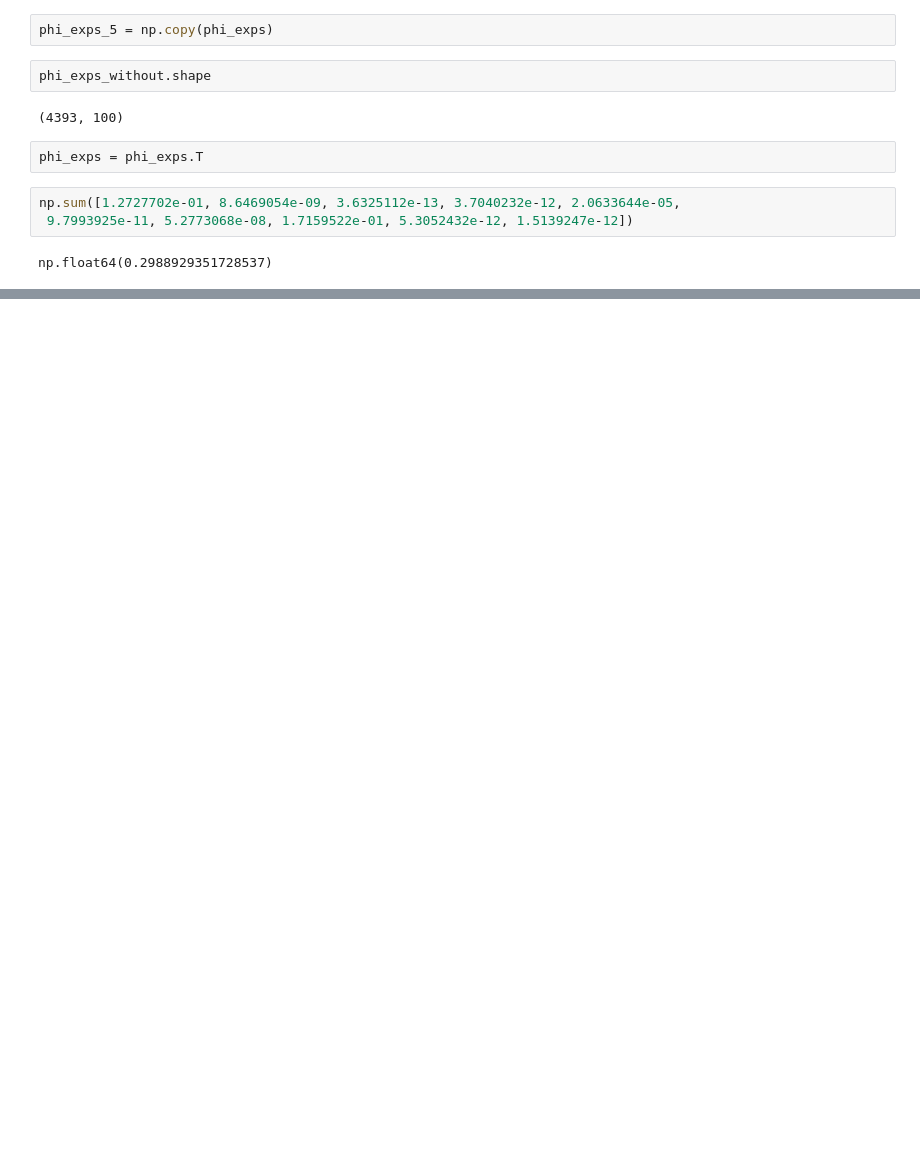
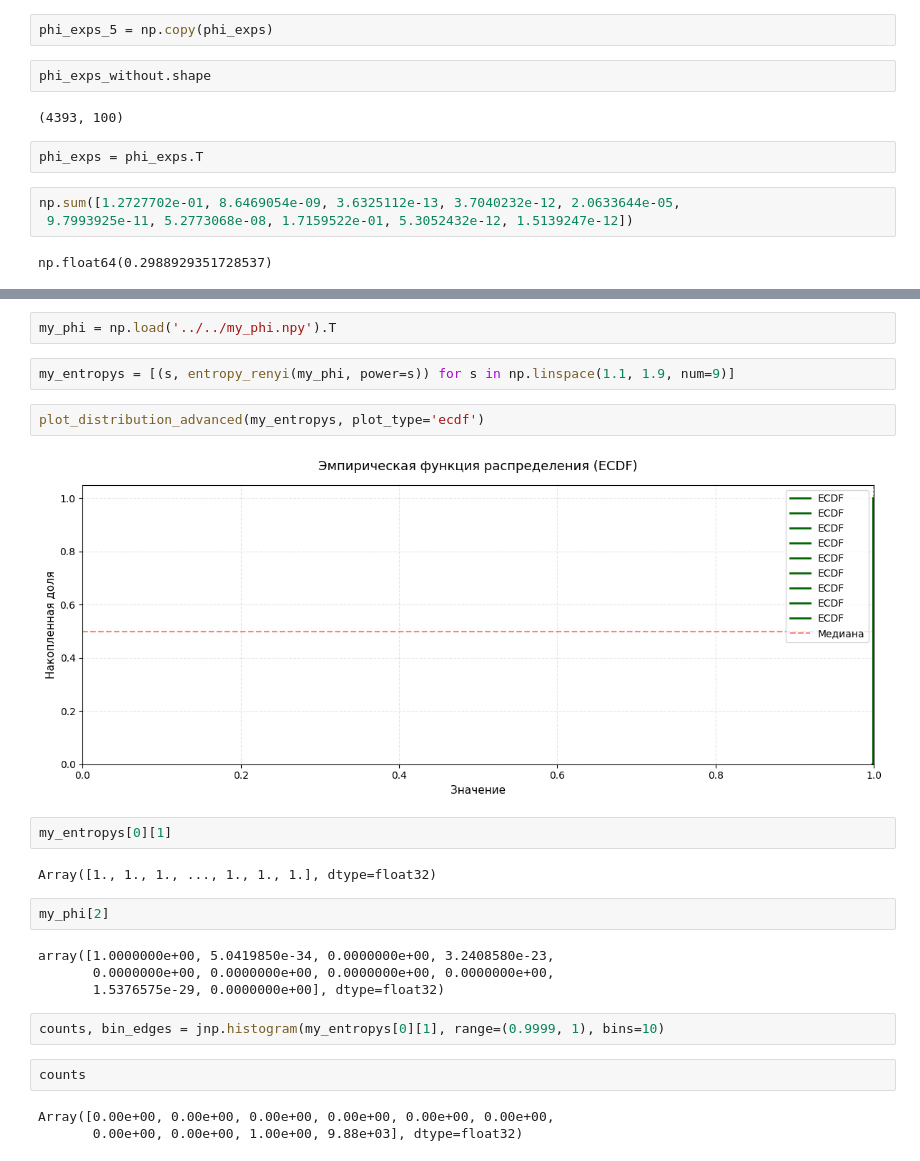
Before and after one commit to knagaev/project_artm, a Jupyter notebook: topic-modelling-attention/examples/my_quickstart.ipynb, the cells around one changed output, grey strips where cells are left out. Saved outputs shown, nothing was run; the diff lists cells and outputs as text; blank space fills up the shorter version.

```diff
--- a/topic-modelling-attention/examples/my_quickstart.ipynb
+++ b/topic-modelling-attention/examples/my_quickstart.ipynb
@@ -495,0 +511,25 @@ np.float64(0.2988929351728537)
+# %%
+my_phi = np.load('../../my_phi.npy').T
+# %%
+my_entropys = [(s, entropy_renyi(my_phi, power=s)) for s in np.linspace(1.1, 1.9, num=9)]
+# %%
+plot_distribution_advanced(my_entropys, plot_type='ecdf')
+# %% [output]
+[figure, added]
+# %%
+my_entropys[0][1]
+# %% [output]
+Array([1., 1., 1., ..., 1., 1., 1.], dtype=float32)
+# %%
+my_phi[2]
+# %% [output]
+array([1.0000000e+00, 5.0419850e-34, 0.0000000e+00, 3.2408580e-23,
+       0.0000000e+00, 0.0000000e+00, 0.0000000e+00, 0.0000000e+00,
+       1.5376575e-29, 0.0000000e+00], dtype=float32)
+# %%
+counts, bin_edges = jnp.histogram(my_entropys[0][1], range=(0.9999, 1), bins=10)
+# %%
+counts
+# %% [output]
+Array([0.00e+00, 0.00e+00, 0.00e+00, 0.00e+00, 0.00e+00, 0.00e+00,
+       0.00e+00, 0.00e+00, 1.00e+00, 9.88e+03], dtype=float32)
```
Also changed, not shown: parts of 3 cells of this notebook, 10 other files.
